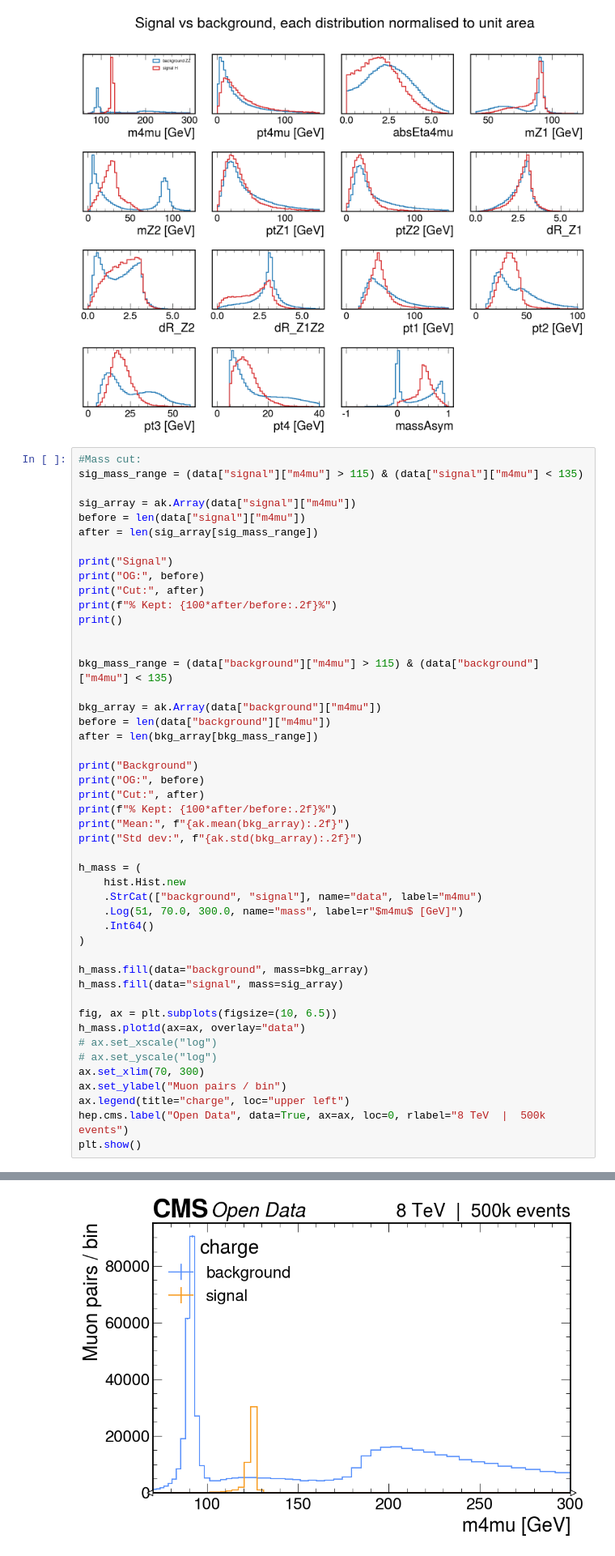
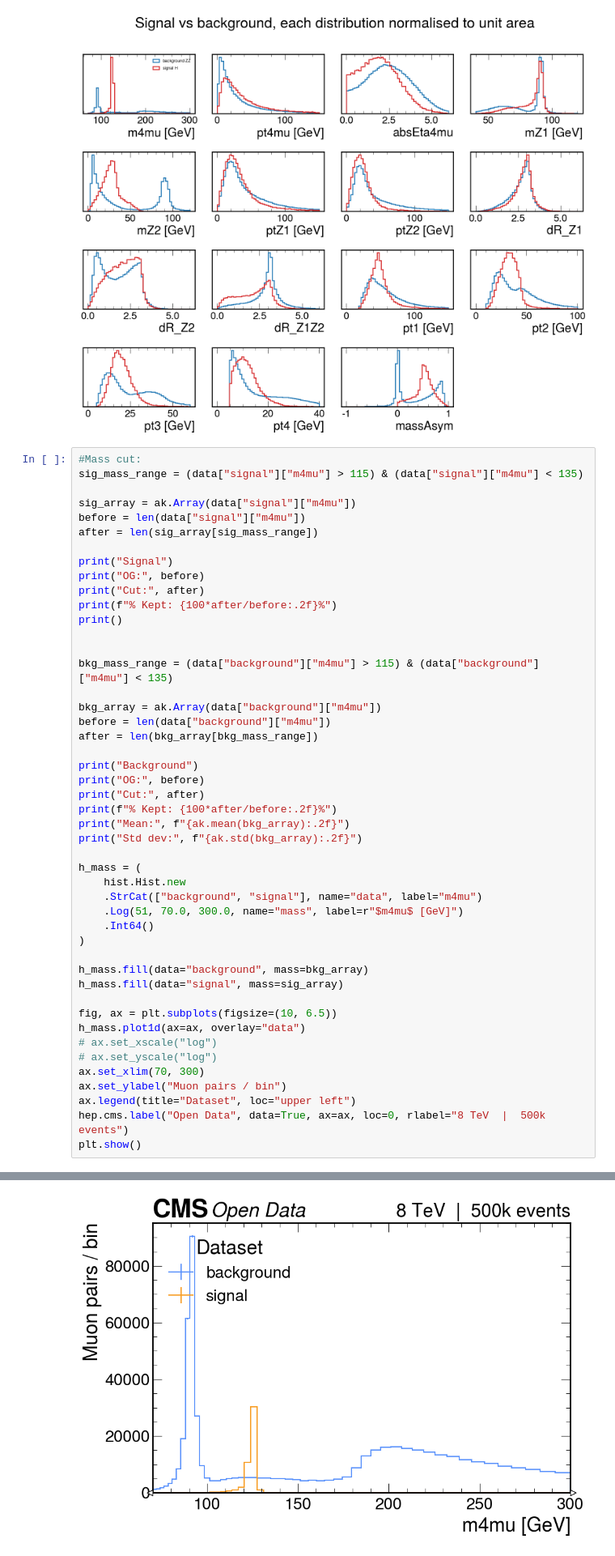
Before and after one commit to BrendenE-NNC/Operation-Higgs, a Jupyter notebook: HiggsEverythingStuff.ipynb, the cells around one changed output, grey strips where cells are left out. Shown at 81% size. Drawn from its saved outputs; the diff is of its cells as text.

```diff
--- a/HiggsEverythingStuff.ipynb
+++ b/HiggsEverythingStuff.ipynb
@@ -353,32 +353,32 @@ print("Std dev:", f"{ak.std(bkg_array):.2f}")
 h_mass = (
     hist.Hist.new
     .StrCat(["background", "signal"], name="data", label="m4mu")
     .Log(51, 70.0, 300.0, name="mass", label=r"$m4mu$ [GeV]")
     .Int64()
 )
 
 h_mass.fill(data="background", mass=bkg_array)
 h_mass.fill(data="signal", mass=sig_array)
 
 fig, ax = plt.subplots(figsize=(10, 6.5))
 h_mass.plot1d(ax=ax, overlay="data")
 # ax.set_xscale("log")
 # ax.set_yscale("log")
 ax.set_xlim(70, 300)
 ax.set_ylabel("Muon pairs / bin")
-ax.legend(title="charge", loc="upper left")
+ax.legend(title="Dataset", loc="upper left")
 hep.cms.label("Open Data", data=True, ax=ax, loc=0, rlabel="8 TeV  |  500k events")
 plt.show()
 # %% [output]
 Signal
 OG: 47225
 Cut: 44474
 % Kept: 94.17%
 
 Background
 OG: 630400
 Cut: 29539
 % Kept: 4.69%
 Mean: 184.53
 Std dev: 130.91
-[figure, old version]
+[figure, new version]
```
Also changed, not shown: parts of 6 cells of this notebook.
